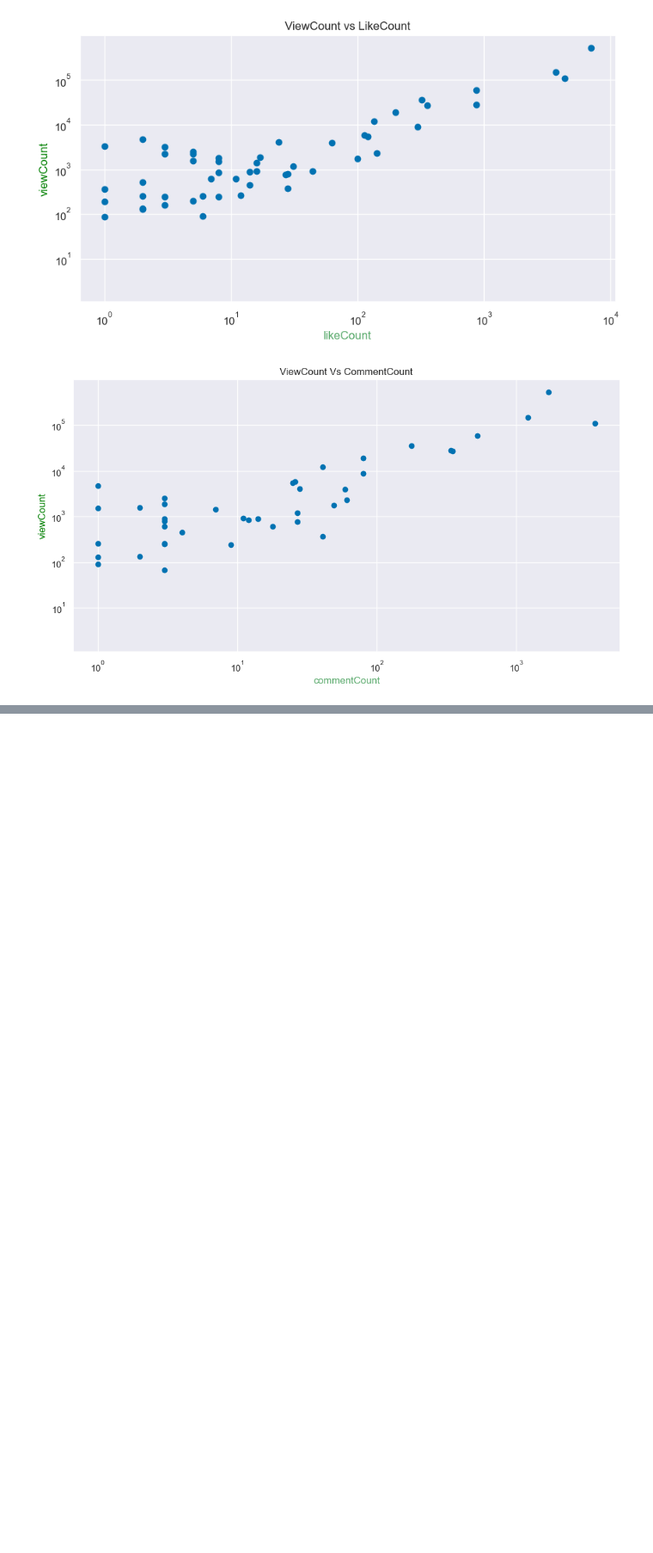
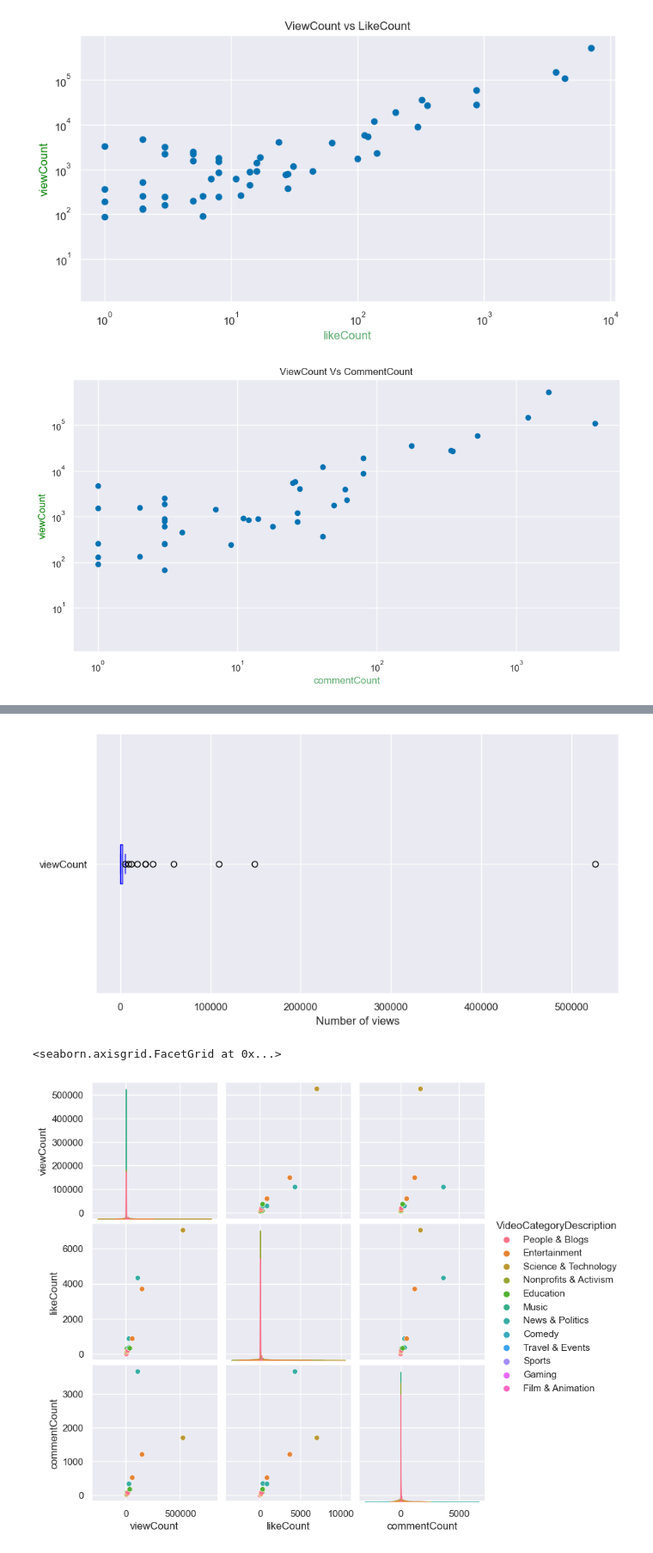
Before and after one commit to Kelvs95/DSM_CAPSTONE_PROJECT, a Jupyter notebook: Capstone_1.ipynb, the cells around one changed output, grey strips where cells are left out. Shown at 86% size. Saved outputs shown, nothing was run; the diff lists cells and outputs as text; code cells hidden in the pictures; blank space fills up the shorter version.

```diff
--- a/Capstone_1.ipynb
+++ b/Capstone_1.ipynb
@@ -313,0 +335,17 @@ plt.show()
+# %%
+plt.figure(figsize= (12,6))
+US_data['viewCount'].plot(kind='box', vert=False, color='blue',
+                        figsize=(10,5))
+
+plt.xlabel('Number of views')
+plt.show()
+# Boxplots with seaborn
+sns.pairplot(data=US_data, hue="VideoCategoryDescription")
+sns.catplot(x="VideoCategoryDescription", y="viewCount", kind="box", data=US_data).set_xticklabels(rotation=90)
+sns.catplot(x="VideoCategoryDescription", y="likeCount", kind="box", data=US_data).set_xticklabels(rotation=90)
+sns.catplot(x="VideoCategoryDescription", y="commentCount", kind="box", data=US_data).set_xticklabels(rotation=90)
+sns.displot(US_data, x="viewCount", hue="VideoCategoryDescription")
+# %% [output]
+[figure, added]
+<seaborn.axisgrid.FacetGrid at 0x...>
+[figure, added]
```
Also changed, not shown: parts of 2 cells of this notebook.
